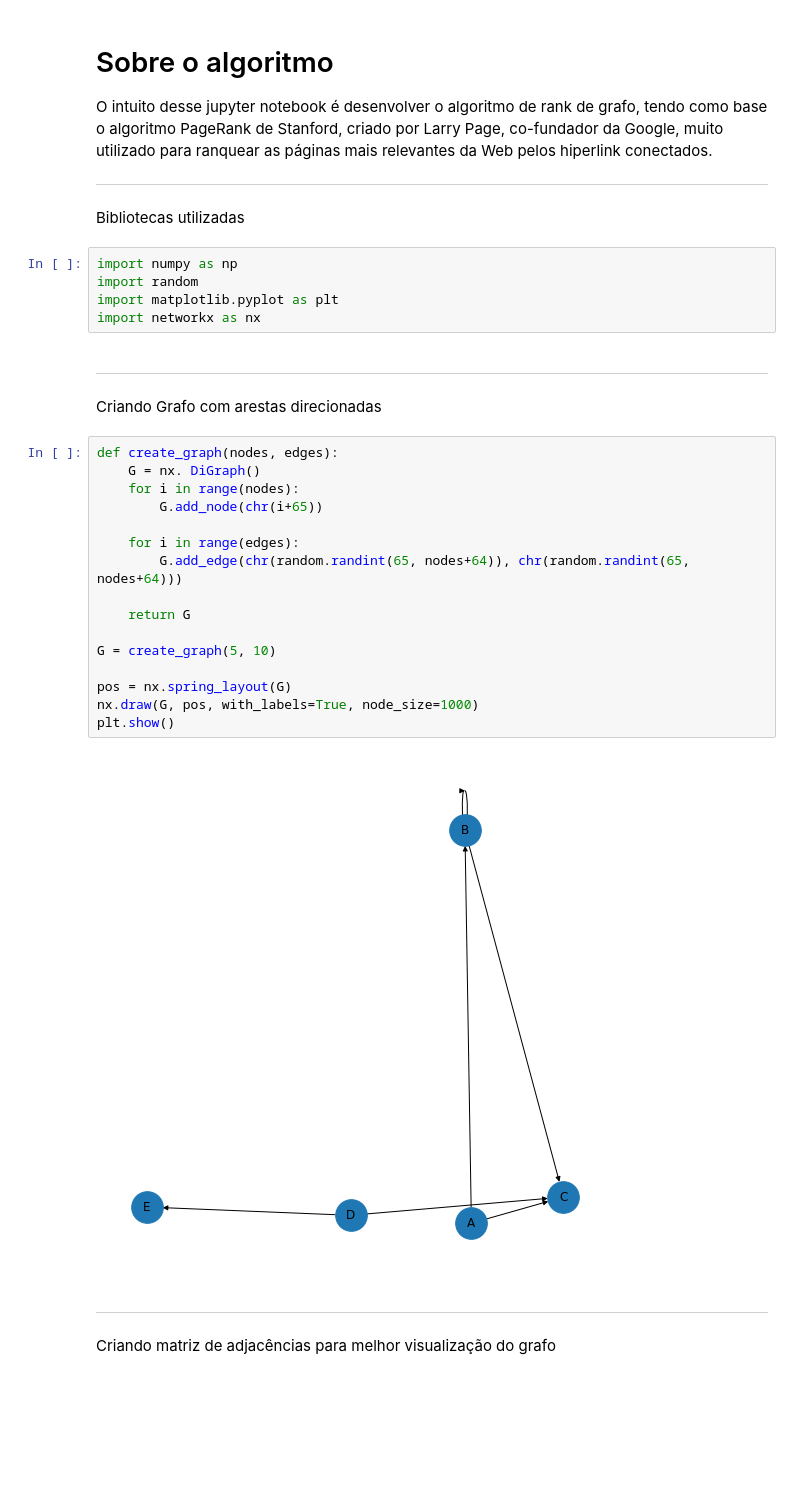
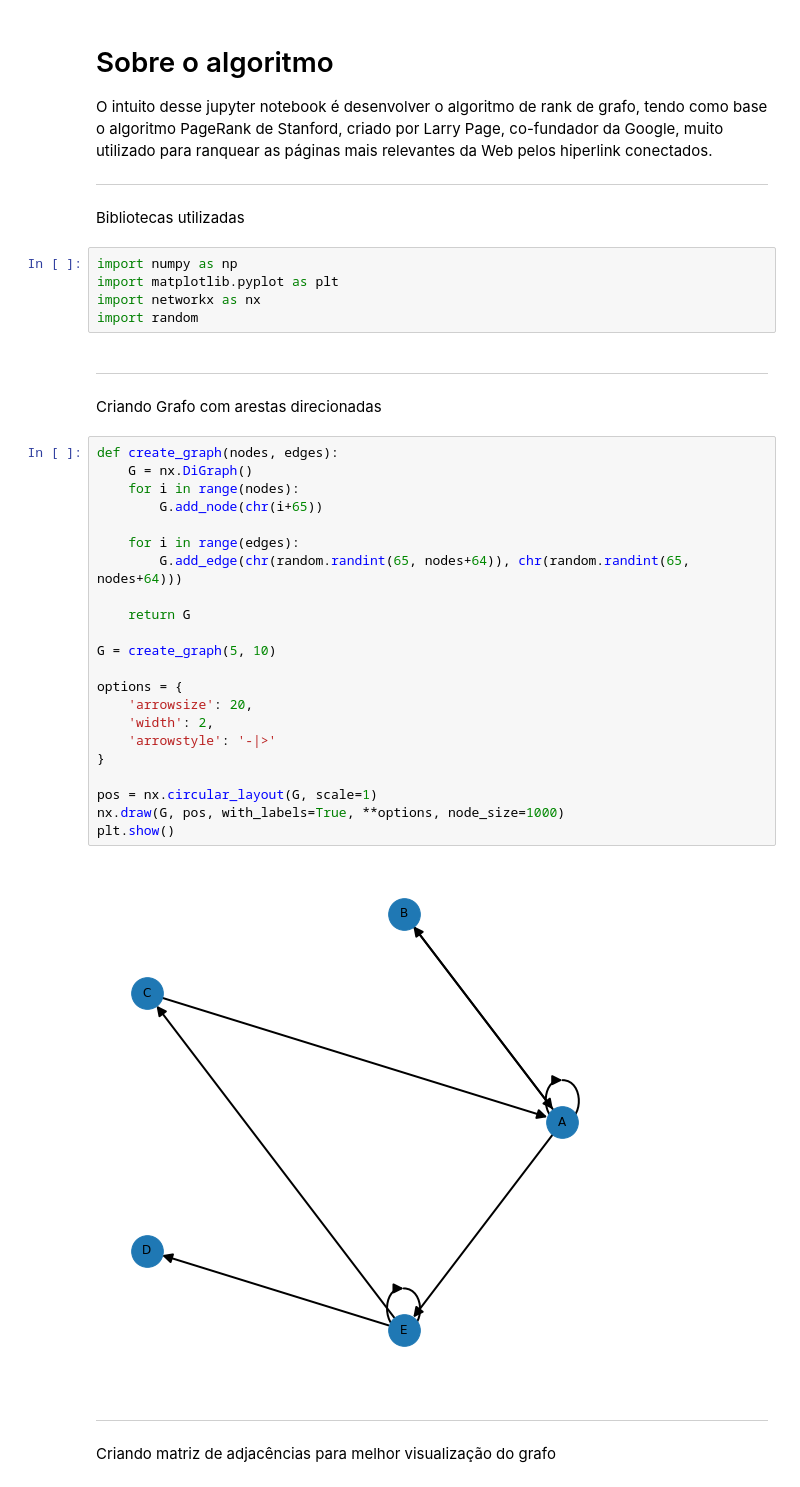
Before and after one commit to andrerochasouza/Rank_to_Page_Algorithm, a Jupyter notebook: rank_to_page/rank_to_graph.ipynb, the cells around one changed output. Saved outputs shown, nothing was run; the diff lists cells and outputs as text; blank space fills up the shorter version.

```diff
--- a/rank_to_page/rank_to_graph.ipynb
+++ b/rank_to_page/rank_to_graph.ipynb
@@ -7,30 +7,36 @@ O intuito desse jupyter notebook é desenvolver o algoritmo de rank de grafo, te
 Bibliotecas utilizadas
 # %%
 import numpy as np
-import random
 import matplotlib.pyplot as plt
 import networkx as nx
+import random
 # %% [markdown]
 -----------------------
 Criando Grafo com arestas direcionadas
 # %%
 def create_graph(nodes, edges):
-    G = nx. DiGraph()
+    G = nx.DiGraph()
     for i in range(nodes):
         G.add_node(chr(i+65))
 
     for i in range(edges):
         G.add_edge(chr(random.randint(65, nodes+64)), chr(random.randint(65, nodes+64)))
 
     return G
 
 G = create_graph(5, 10)
 
-pos = nx.spring_layout(G)
-nx.draw(G, pos, with_labels=True, node_size=1000)
+options = {
+    'arrowsize': 20,
+    'width': 2,
+    'arrowstyle': '-|>'
+}
+
+pos = nx.circular_layout(G, scale=1)
+nx.draw(G, pos, with_labels=True, **options, node_size=1000)
 plt.show()
 # %% [output]
-[figure, old version]
+[figure, new version]
 # %% [markdown]
 ----------------
 Criando matriz de adjacências para melhor visualização do grafo
```
Also changed, not shown: parts of 8 cells of this notebook.
